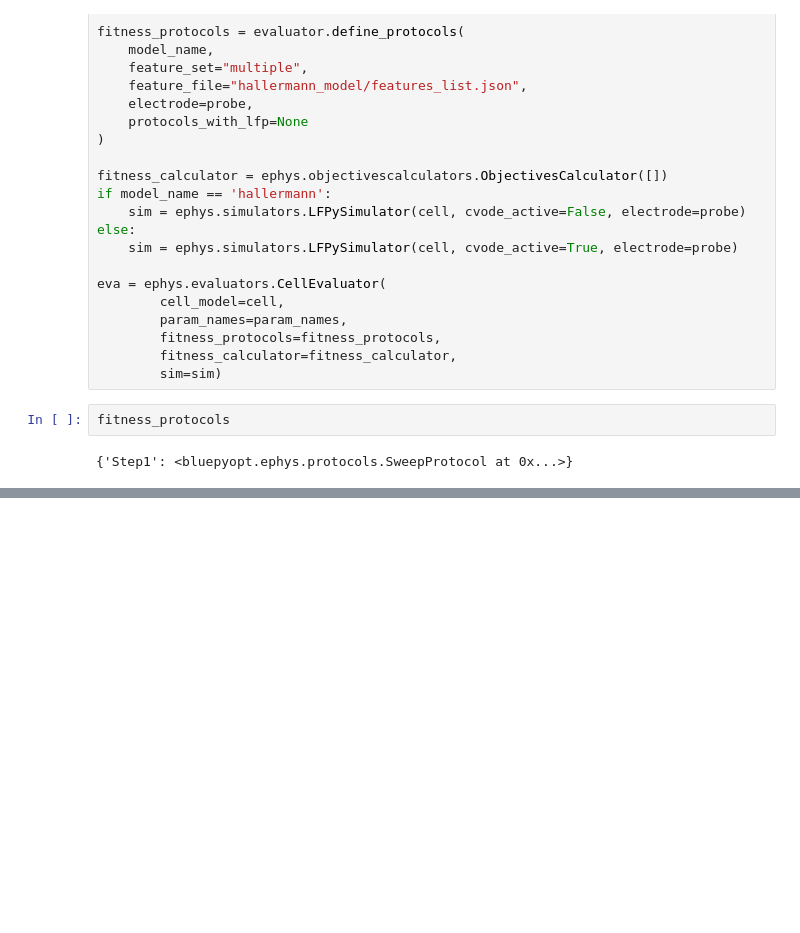
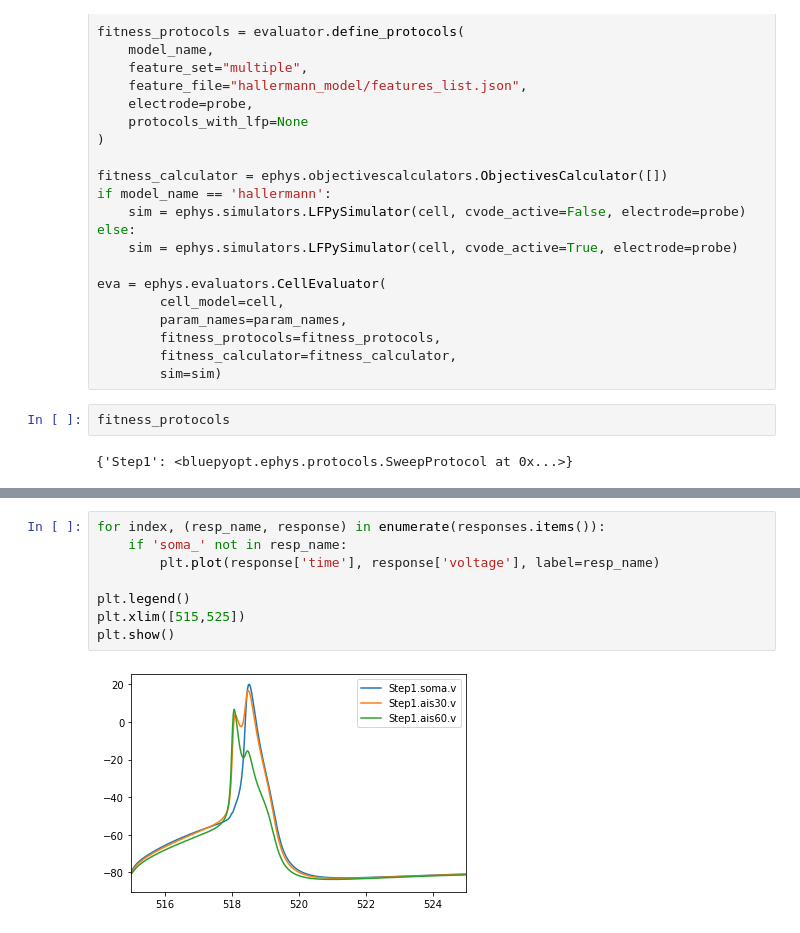
Before and after one commit to alejoe91/multimodalfitting, a Jupyter notebook: models/0-test-models.ipynb, the cells around one changed output, grey strips where cells are left out. Cells and saved outputs as stored; diff of their text form; blank space fills up the shorter version.

```diff
--- a/models/0-test-models.ipynb
+++ b/models/0-test-models.ipynb
@@ -65,0 +85,10 @@ fig.show()
+# %%
+for index, (resp_name, response) in enumerate(responses.items()):
+    if 'soma_' not in resp_name:
+        plt.plot(response['time'], response['voltage'], label=resp_name)
+
+plt.legend()
+plt.xlim([515,525])
+plt.show()
+# %% [output]
+[figure, added]
```
Also changed, not shown: parts of 4 cells of this notebook, 4 other files.
